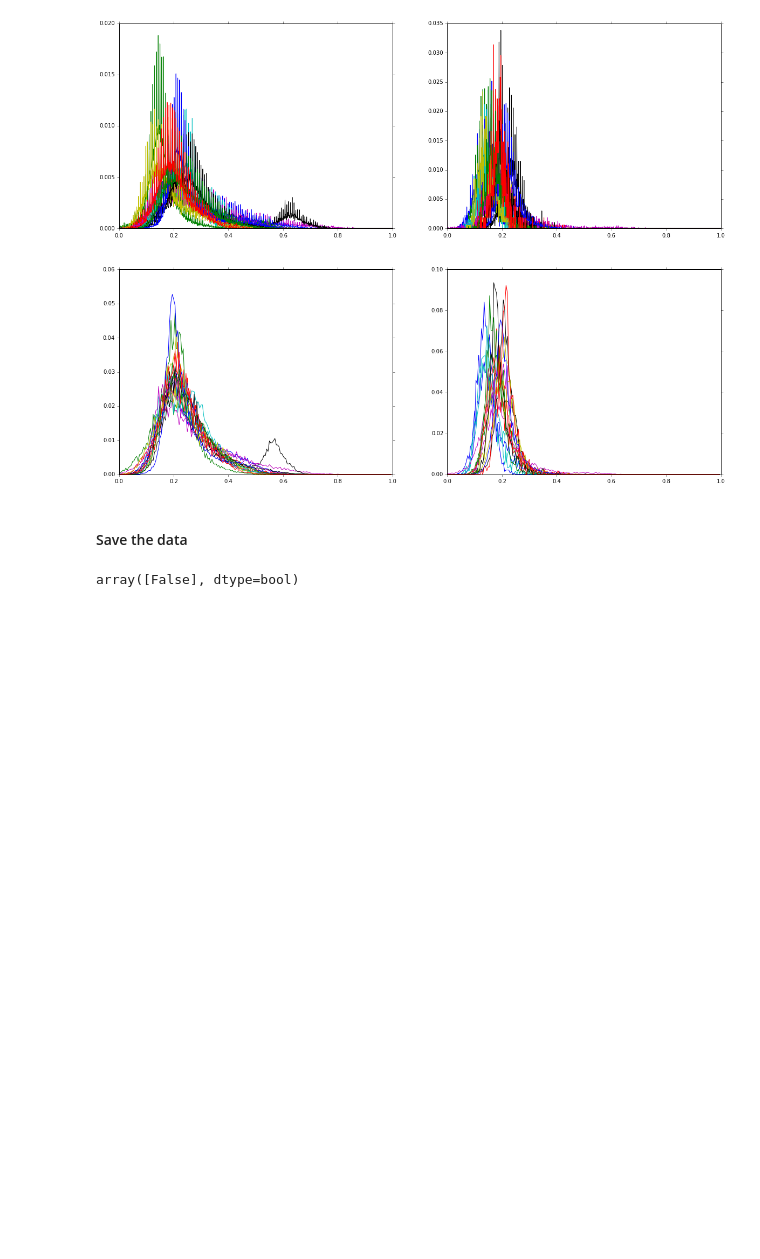
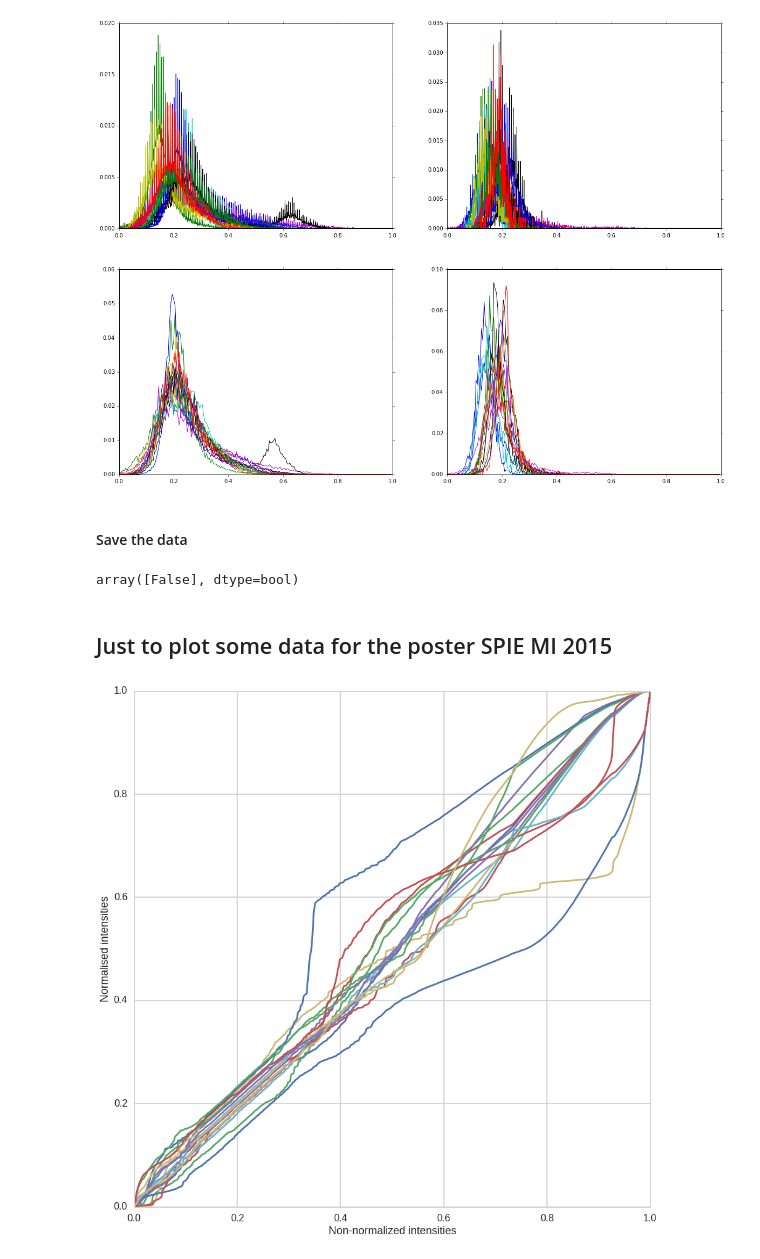
Before and after one commit to I2Cvb/prostate, a Jupyter notebook: notebook/time-warping-normalisation-t2w.ipynb, the cells around one changed output. Drawn from its saved outputs; the diff is of its cells as text; code cells hidden in the pictures; blank space fills up the shorter version.

```diff
--- a/notebook/time-warping-normalisation-t2w.ipynb
+++ b/notebook/time-warping-normalisation-t2w.ipynb
@@ -203,3 +209,22 @@ np.save('../data/t2w/data_fdasrsf_norm.npy', data_norm_fda)
 np.unique(np.isinf(data_norm_fda))
 # %% [output]
 array([False], dtype=bool)
+# %% [markdown]
+## Just to plot some data for the poster SPIE MI 2015
+# %%
+import seaborn as sns
+sns.set_style("whitegrid")
+sns.set_context("poster")
+# %%
+# Plot each transformation curve
+plt.figure(figsize=(15, 15))
+for gamma in out.gam.T:
+    time = np.linspace(0., 1., len(gamma))
+    plt.plot(fs.invertGamma(gamma), time)
+
+plt.xlabel('Non-normalized intensities')
+plt.ylabel('Normalised intensities')
+
+plt.savefig('aaa.png')
+# %% [output]
+[figure, added]
```
Also changed, not shown: parts of 1 cell of this notebook.
